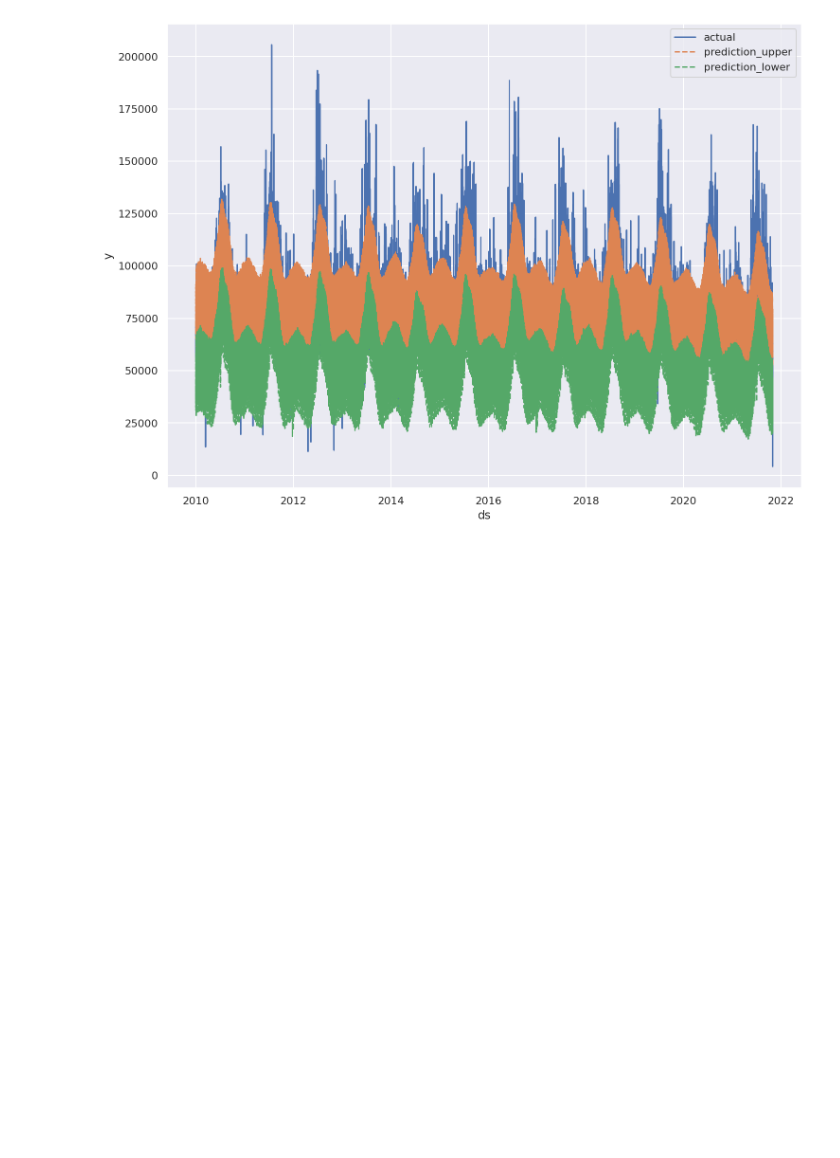
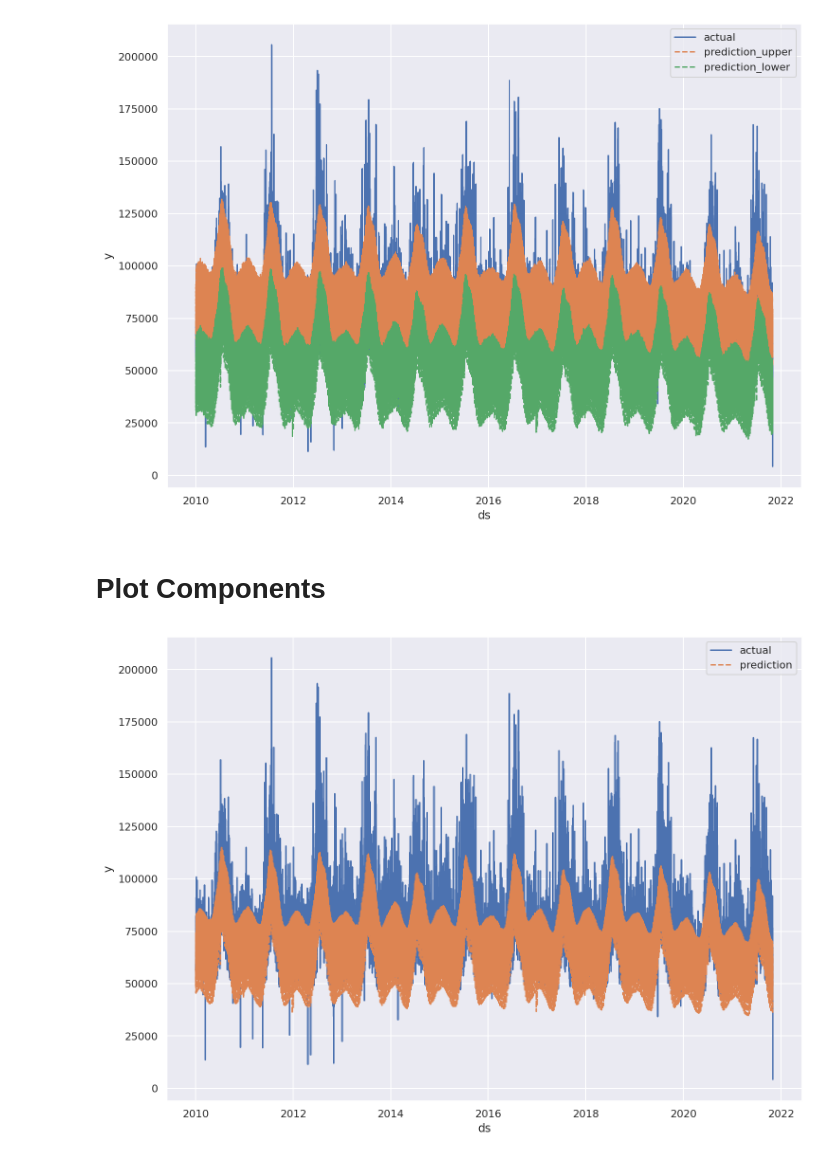
Before and after one commit to Sapphirine/202112-8-Search-for-Connection-Energy-Demand-Twitter-Trending-Topics, a Jupyter notebook: notebooks/12-forecast_results_charts.ipynb, the cells around one changed output. Saved outputs shown, nothing was run; the diff lists cells and outputs as text; code cells hidden in the pictures; blank space fills up the shorter version.

```diff
--- a/notebooks/12-forecast_results_charts.ipynb
+++ b/notebooks/12-forecast_results_charts.ipynb
@@ -73,3 +73,17 @@ sns.lineplot(data=plot_df, x='ds', y='yhat_lower', linestyle='--', label='predic
 # %% [output]
 <matplotlib.axes._subplots.AxesSubplot at 0x...>
 [figure]
+# %% [markdown]
+# Plot Components
+# %%
+test_df = forecast_df[(forecast_df['zone_name']=='N.Y.C.')].dropna().reset_index(drop=True)
+# %%
+# Columns ds, y, yhat, yhat_upper, yhat_lower
+
+plot_df = test_df[['ds', 'y', 'yhat']]
+
+plt.figure(figsize=(12,9))
+sns.lineplot(data=plot_df, x='ds', y='y', label='actual')
+sns.lineplot(data=plot_df, x='ds', y='yhat', linestyle='--', label='prediction')
+# %% [output]
+[figure, added]
```
Also changed, not shown: parts of 19 cells of this notebook, 2 other files.
